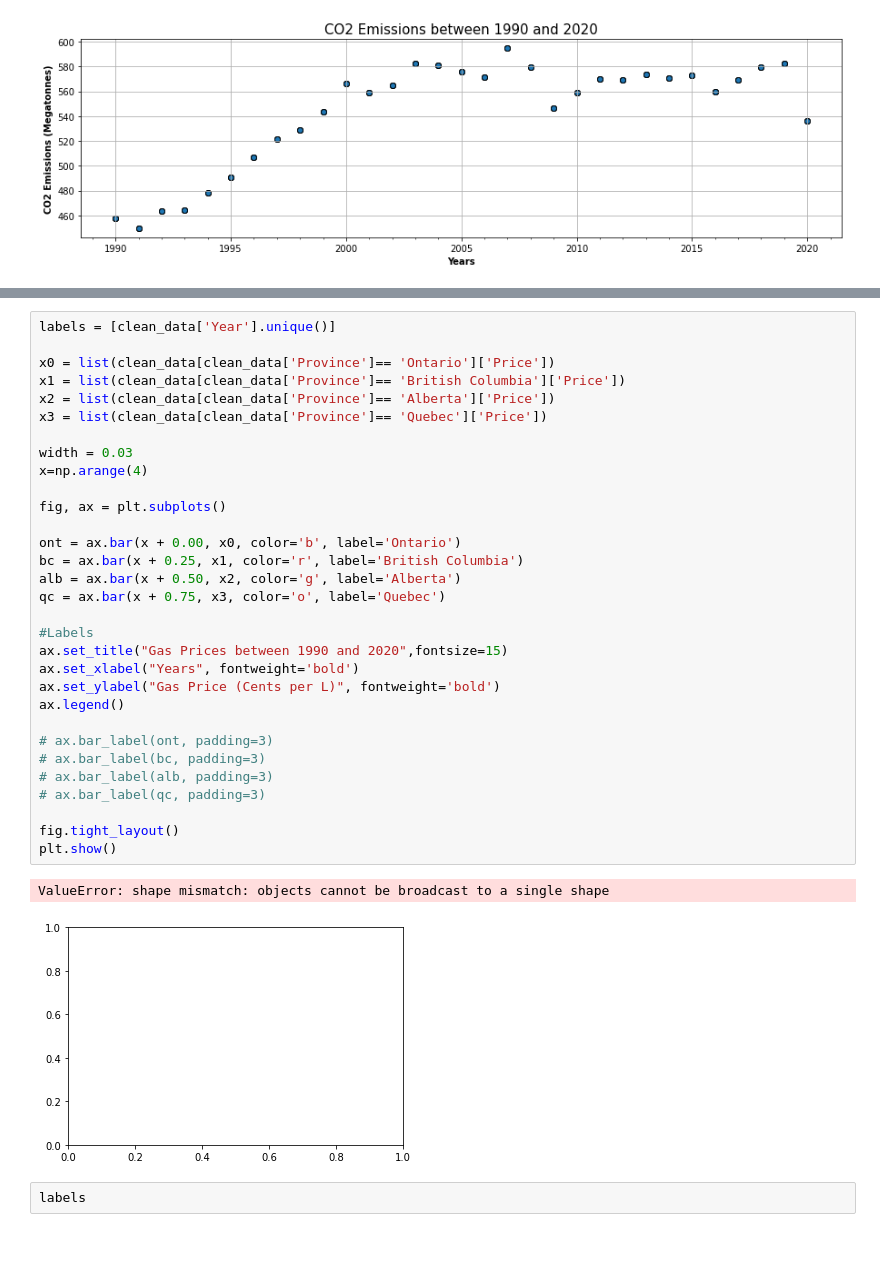
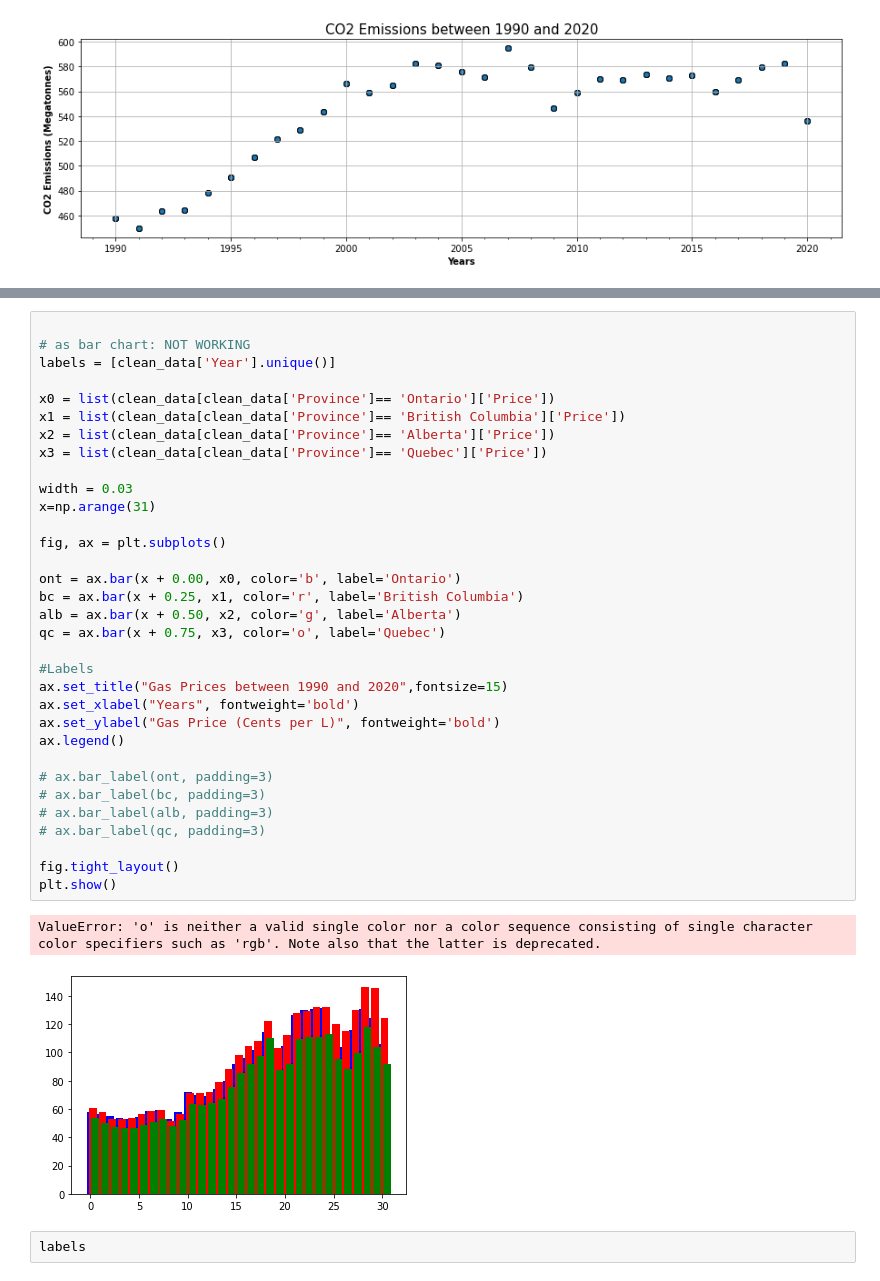
Before and after one commit to SherryKennedy/ETL-CO2_vs_Gas_Prices, a Jupyter notebook: Data_to_Mongo.ipynb, the cells around one changed output, grey strips where cells are left out. Cells and saved outputs as stored; diff of their text form; blank space fills up the shorter version.

Commit message:
added charts

```diff
--- a/Data_to_Mongo.ipynb
+++ b/Data_to_Mongo.ipynb
@@ -448,37 +444,39 @@ ValueError: color kwarg must have one color per data set. 1 data sets and 4 colo
 # %%
+
+# as bar chart: NOT WORKING
 labels = [clean_data['Year'].unique()]
 
 x0 = list(clean_data[clean_data['Province']== 'Ontario']['Price'])
 x1 = list(clean_data[clean_data['Province']== 'British Columbia']['Price'])
 x2 = list(clean_data[clean_data['Province']== 'Alberta']['Price'])
 x3 = list(clean_data[clean_data['Province']== 'Quebec']['Price'])
 
 width = 0.03
-x=np.arange(4)
+x=np.arange(31)
 
 fig, ax = plt.subplots()
 
 ont = ax.bar(x + 0.00, x0, color='b', label='Ontario')
 bc = ax.bar(x + 0.25, x1, color='r', label='British Columbia')
 alb = ax.bar(x + 0.50, x2, color='g', label='Alberta')
 qc = ax.bar(x + 0.75, x3, color='o', label='Quebec')
 
 #Labels
 ax.set_title("Gas Prices between 1990 and 2020",fontsize=15)
 ax.set_xlabel("Years", fontweight='bold')
 ax.set_ylabel("Gas Price (Cents per L)", fontweight='bold')
 ax.legend()
 
 # ax.bar_label(ont, padding=3)
 # ax.bar_label(bc, padding=3)
 # ax.bar_label(alb, padding=3)
 # ax.bar_label(qc, padding=3)
 
 fig.tight_layout()
 plt.show()
 # %% [output]
-ValueError: shape mismatch: objects cannot be broadcast to a single shape
+ValueError: 'o' is neither a valid single color nor a color sequence consisting of single character color specifiers such as 'rgb'. Note also that the latter is deprecated.
-[figure, old version]
+[figure, new version]
 # %%
 labels
 # %% [output]
```
Also changed, not shown: parts of 35 cells of this notebook.
